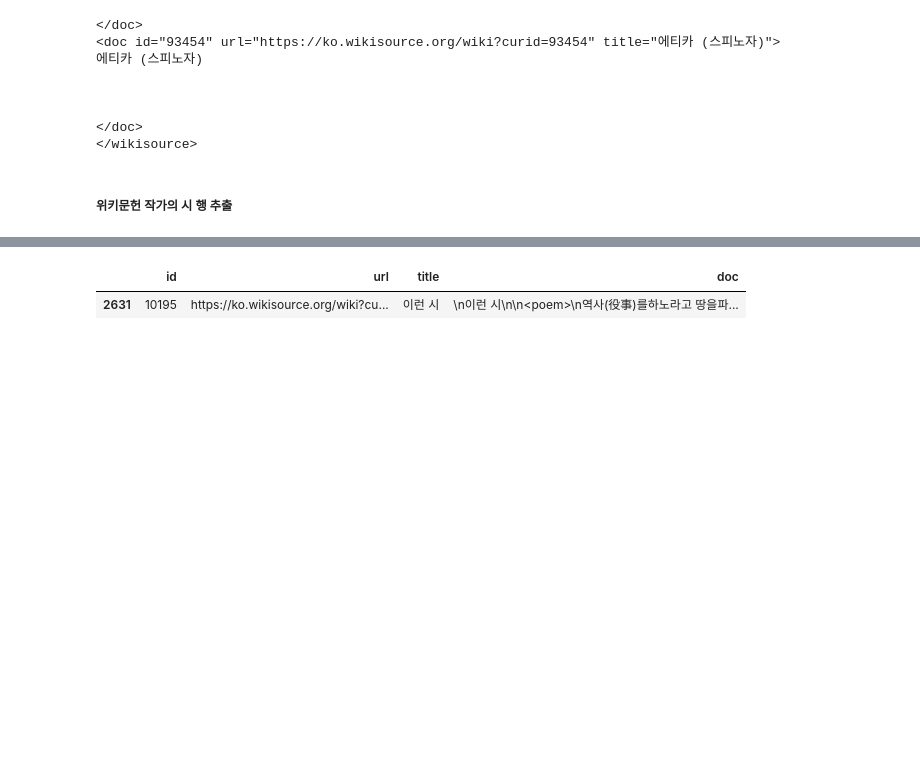
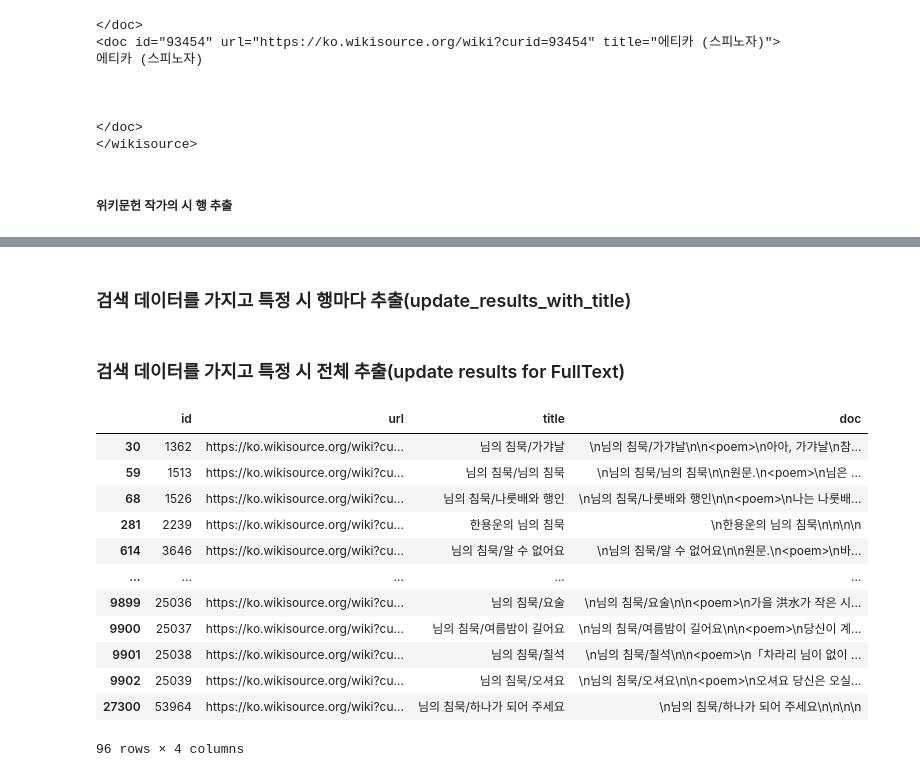
Before and after one commit to poet-developer/getPoemData_with_wikisource, a Jupyter notebook: 위키문헌_한개추출.ipynb, the cells around one changed output, grey strips where cells are left out. Drawn from its saved outputs; the diff is of its cells as text; code cells hidden in the pictures; blank space fills up the shorter version.

```diff
--- a/위키문헌_한개추출.ipynb
+++ b/위키문헌_한개추출.ipynb
@@ -137 +130,3 @@ def process_getPoemLines(data):
+# %% [markdown]
+### 검색 데이터를 가지고 특정 시 행마다 추출(update_results_with_title)
 # %%
@@ -155,3 +150,5 @@ def getOnlyOneresult_with_title(df, results_df, process_function, title_to_searc
     updated_results['저자'] = author
 
     return updated_results
+# %% [markdown]
+### 검색 데이터를 가지고 특정 시 전체 추출(update results for FullText)
@@ -158,7 +175,22 @@ def getOnlyOneresult_with_title(df, results_df, process_function, title_to_searc
 # %%
+#검색하고자 하는 제목과 자료 순서 입력.
+title = '님의 침묵'
+index = 0
+author = '한용운'
 #바르게 검색되었는지 확인.
-check = df[df['title'].str.contains('이런 시')]
+check = df[df['title'].str.contains(title)]
 check
 # %% [output]
 |  | id | url | title | doc |
-| 2631 | 10195 | https://ko.wikisource.org/wiki?cu... | 이런 시 | \n이런 시\n\n<poem>\n역사(役事)를하노라고 땅을파... |
+| 30 | 1362 | https://ko.wikisource.org/wiki?cu... | 님의 침묵/가갸날 | \n님의 침묵/가갸날\n\n<poem>\n아아, 가갸날\n참... |
+| 59 | 1513 | https://ko.wikisource.org/wiki?cu... | 님의 침묵/님의 침묵 | \n님의 침묵/님의 침묵\n\n원문.\n<poem>\n님은 ... |
+| 68 | 1526 | https://ko.wikisource.org/wiki?cu... | 님의 침묵/나룻배와 행인 | \n님의 침묵/나룻배와 행인\n\n<poem>\n나는 나룻배... |
+| 281 | 2239 | https://ko.wikisource.org/wiki?cu... | 한용운의 님의 침묵 | \n한용운의 님의 침묵\n\n\n\n |
+| 614 | 3646 | https://ko.wikisource.org/wiki?cu... | 님의 침묵/알 수 없어요 | \n님의 침묵/알 수 없어요\n\n원문.\n<poem>\n바... |
+| ... | ... | ... | ... | ... |
+| 9899 | 25036 | https://ko.wikisource.org/wiki?cu... | 님의 침묵/요술 | \n님의 침묵/요술\n\n<poem>\n가을 洪水가 작은 시... |
+| 9900 | 25037 | https://ko.wikisource.org/wiki?cu... | 님의 침묵/여름밤이 길어요 | \n님의 침묵/여름밤이 길어요\n\n<poem>\n당신이 계... |
+| 9901 | 25038 | https://ko.wikisource.org/wiki?cu... | 님의 침묵/칠석 | \n님의 침묵/칠석\n\n<poem>\n「차라리 님이 없이 ... |
+| 9902 | 25039 | https://ko.wikisource.org/wiki?cu... | 님의 침묵/오셔요 | \n님의 침묵/오셔요\n\n<poem>\n오셔요 당신은 오실... |
+| 27300 | 53964 | https://ko.wikisource.org/wiki?cu... | 님의 침묵/하나가 되어 주세요 | \n님의 침묵/하나가 되어 주세요\n\n\n\n |
+96 rows × 4 columns
```
Also changed, not shown: parts of 19 cells of this notebook.
